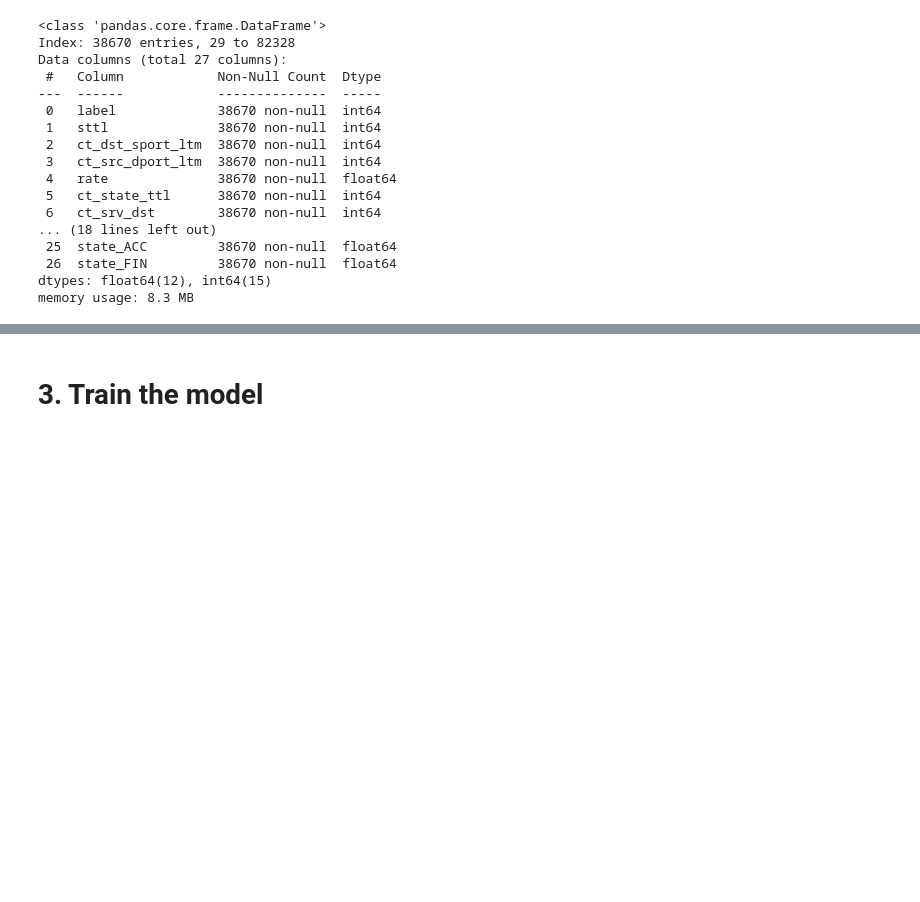
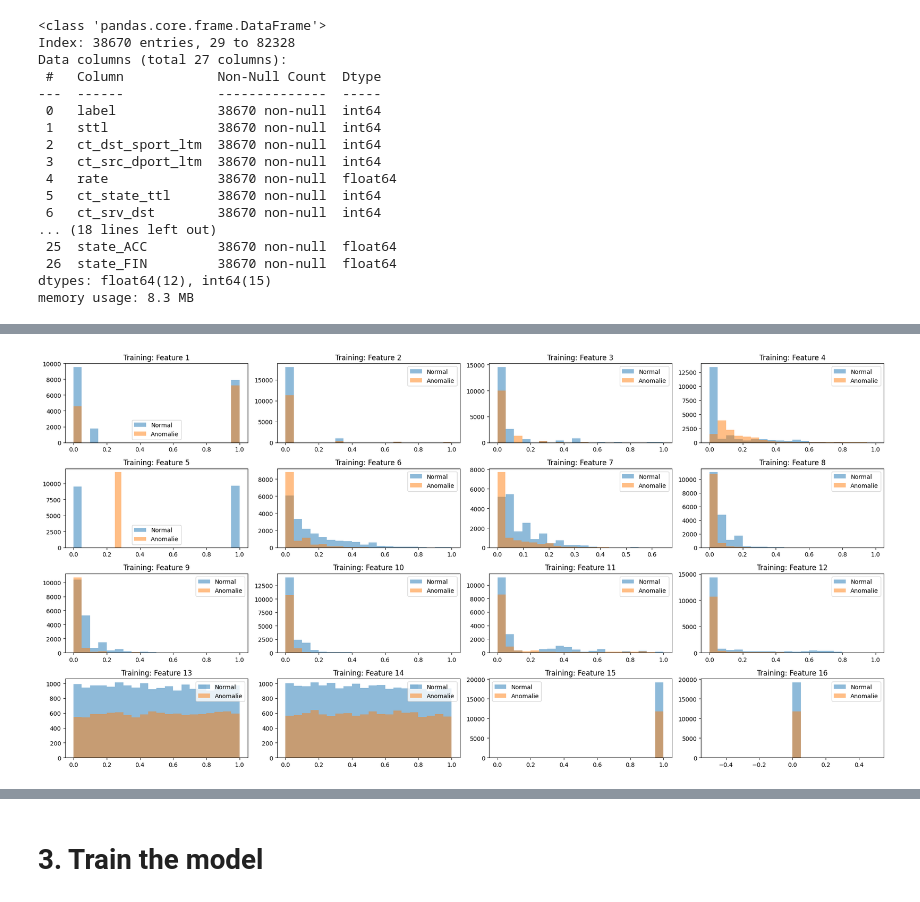
Before and after one commit to aKravtschenko/DEEPL-Autoencoder, a Jupyter notebook: main.ipynb, the cells around one changed output, grey strips where cells are left out. Saved outputs shown, nothing was run; the diff lists cells and outputs as text; code cells hidden in the pictures; blank space fills up the shorter version.

```diff
--- a/main.ipynb
+++ b/main.ipynb
@@ -650,2 +540,20 @@ a_normal_test_data = a_test_data[a_test_labels]
+# %%
+# Konvertiere TensorFlow-Konstanten in Pandas DataFrames
+normal_train_data_df = pd.DataFrame(data=train_data.numpy())
+a_normal_train_data_df = pd.DataFrame(data=a_train_data.numpy())
+
+# Plot für Trainingsdaten
+plt.figure(figsize=(20, 10))
+for i in range(16):  # Iteriere über die ersten 16 Spalten
+    plt.subplot(4, 4, i + 1)  # 4 Zeilen, 4 Spalten
+    plt.hist(normal_train_data_df.iloc[:, i], bins=20, alpha=0.5, label='Normal')
+    plt.hist(a_normal_train_data_df.iloc[:, i], bins=20, alpha=0.5, label='Anomalie')
+    plt.title(f'Training: Feature {i + 1}')
+    plt.legend()
+
+plt.tight_layout()
+plt.show()
+# %% [output]
+[figure, added]
 # %%
 plt.grid()
```
Also changed, not shown: parts of 48 cells of this notebook, 3 other files.
